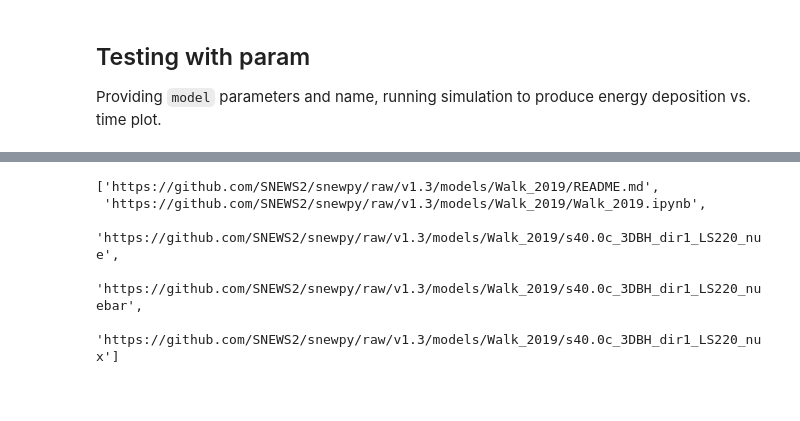
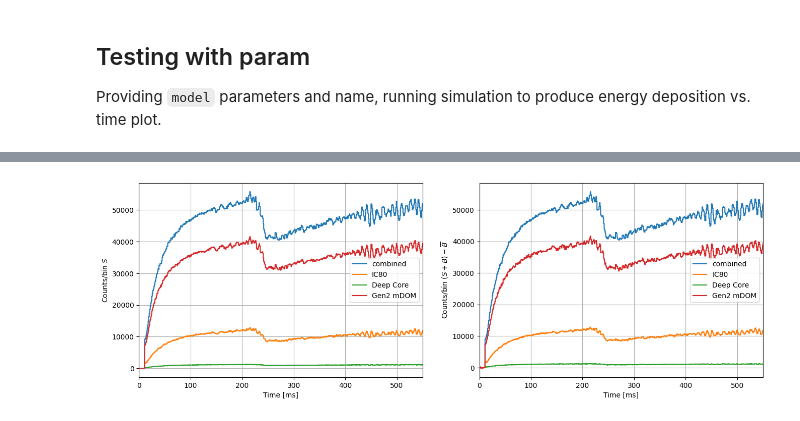
Before and after one commit to icecube/ASTERIA, a Jupyter notebook: docs/my_project/sim_tester_20-04-2023.ipynb, the cells around one changed output, grey strips where cells are left out. Drawn from its saved outputs; the diff is of its cells as text; code cells hidden in the pictures; blank space fills up the shorter version.

```diff
--- a/docs/my_project/sim_tester_20-04-2023.ipynb
+++ b/docs/my_project/sim_tester_20-04-2023.ipynb
@@ -37,20 +32,0 @@ ValueError: `x` must be strictly increasing sequence.
-# %%
-from snewpy.models.ccsn import Walk_2019
-from snewpy.neutrino import Flavor
-from scipy.interpolate import PchipInterpolator
-import numpy as np
-
-model = Walk_2019(filename='/home/jakob/.astropy/cache/snewpy/models/Walk_2019/s40.0c_3DBH_dir1')
-time = model.time
-
-try:
-    interp_lum = PchipInterpolator(x=time, y=model.luminosity[Flavor.NU_E_BAR])
-except ValueError as e:
-    print(e)
-
-diff = np.diff(time)
-idx = np.where(diff==0)[0]
-print(f"{'time':<10s} {'idx':<5s}")
-for t, i in zip(time[idx], idx):
-    # Add +1 to index to point at duplicate entries
-    print(f"{t.value:<10f} {i+1:<5d}")
@@ -94,9 +32,0 @@ Zha_2021.get_param_combinations()
-# %%
-from snewpy._model_urls import model_urls
-model_urls["Walk_2019"]
-# %% [output]
-['https://github.com/SNEWS2/snewpy/raw/v1.3/models/Walk_2019/README.md',
- 'https://github.com/SNEWS2/snewpy/raw/v1.3/models/Walk_2019/Walk_2019.ipynb',
- 'https://github.com/SNEWS2/snewpy/raw/v1.3/models/Walk_2019/s40.0c_3DBH_dir1_LS220_nue',
- 'https://github.com/SNEWS2/snewpy/raw/v1.3/models/Walk_2019/s40.0c_3DBH_dir1_LS220_nuebar',
- 'https://github.com/SNEWS2/snewpy/raw/v1.3/models/Walk_2019/s40.0c_3DBH_dir1_LS220_nux']
@@ -111,23 +33,44 @@ Walk_2019["param"]
 # %%
-t, detector_signal = sim.detector_hits(dt=2*u.ms)
+dt = 1*u.ms
+sim.scale_result(distance=2*u.kpc)
 
-t, i3_sig = sim.detector_hits(dt=2*u.ms, subdetector='i3')
-t, dc_sig = sim.detector_hits(dt=2*u.ms, subdetector='dc')
+t, i3_sig = sim.detector_hits(dt=dt, subdetector='i3')
+t, dc_sig = sim.detector_hits(dt=dt, subdetector='dc')
+t, md_sig = sim.detector_hits(dt=dt, subdetector='md')
+t, comb_sig = sim.detector_hits(dt=dt)
 
-i3_bkg = sim.detector.i3_bg(dt=2*u.ms, size=len(i3_sig))
-dc_bkg = sim.detector.dc_bg(dt=2*u.ms, size=len(dc_sig))
+t = t.to(u.ms)
 
-fig, ax = plt.subplots(1,2, figsize=(10,4))
+i3_bkg = sim.detector.i3_bg(dt=dt, size=len(i3_sig))
+dc_bkg = sim.detector.dc_bg(dt=dt, size=len(dc_sig))
+md_bkg = sim.detector.md_bg(dt=dt, size=len(md_sig))
+comb_bkg = i3_bkg + dc_bkg + md_bkg
+
+i3 = i3_sig+i3_bkg
+dc = dc_sig+dc_bkg
+md = md_sig+md_bkg
+comb = comb_sig+comb_bkg
+
+
+fig, ax = plt.subplots(1,2, figsize=(16,5))
 for i in range(2):
     if i == 0:
-        ax[i].step(t, i3_sig, where='post', label='i3')
-        ax[i].step(t, dc_sig, where='post', label='dc')
-        ax[i].set_ylabel("Detector rate [Hz] (sig only)")
+        ax[i].step(t, comb_sig, where='post', label='combined')
+        ax[i].step(t, i3_sig, where='post', label='IC80')
+        ax[i].step(t, dc_sig, where='post', label='Deep Core')
+        ax[i].step(t, md_sig, where='post', label='Gen2 mDOM')
+        ax[i].set_ylabel(r"Counts/bin $S$")
 
     elif i == 1:
-        ax[i].step(t, i3_sig+i3_bkg, where='post', label='i3')
-        ax[i].step(t, dc_sig+dc_bkg, where='post', label='dc')
-        ax[i].set_ylabel("Detector rate [Hz] (sig+bkg)")
+        ax[i].step(t, comb-comb_bkg, where='post', label='combined')
+        ax[i].step(t, i3-i3_bkg.mean(), where='post', label='IC80')
+        ax[i].step(t, dc-dc_bkg.mean(), where='post', label='Deep Core')
+        ax[i].step(t, md-md_bkg.mean(), where='post', label='Gen2 mDOM')
+        ax[i].set_ylabel(r"Counts/bin $(S+B)-\overline{B}$")
 
-    ax[i].set_xlabel("Time [s]")
+    ax[i].set_xlabel("Time [ms]")
+    ax[i].set_xlim(0,550)
     ax[i].legend()
+    ax[i].grid()
+# %% [output]
+[figure, added]
```
Also changed, not shown: parts of 11 cells of this notebook, 11 other files.
